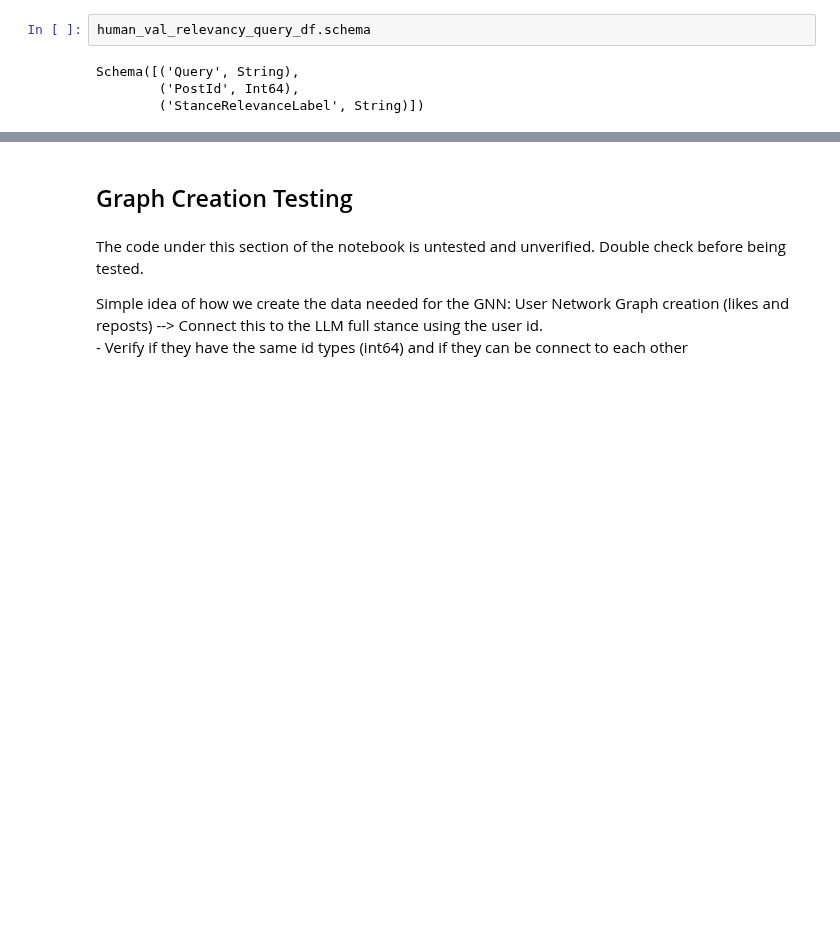
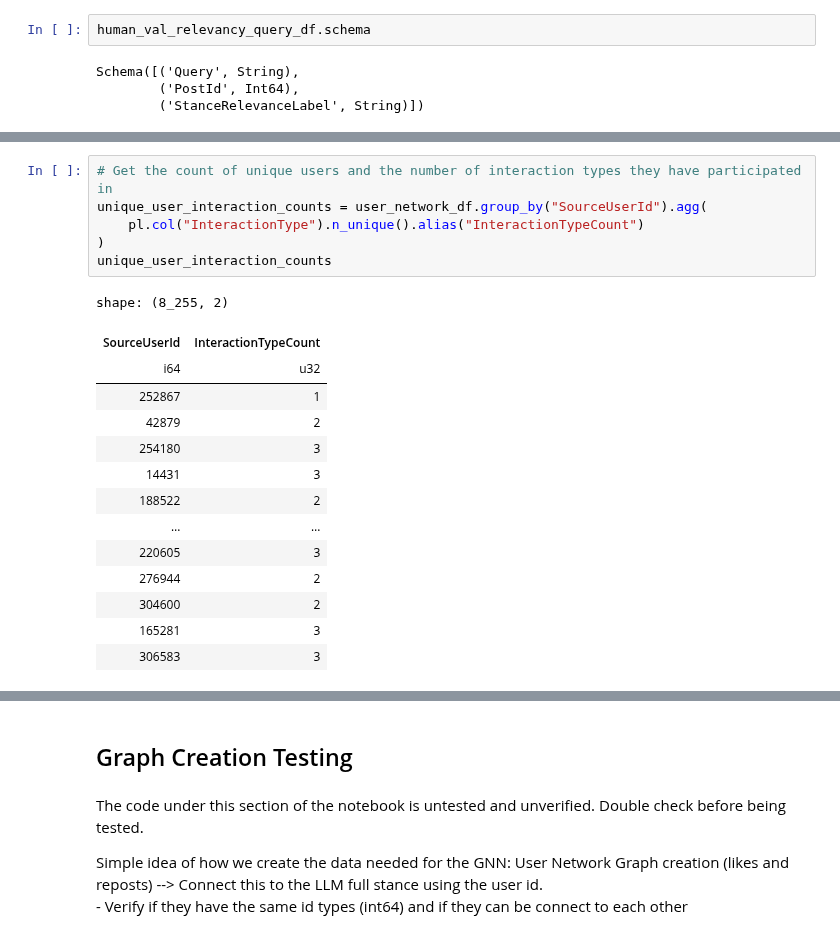
Before and after one commit to dredredre20/Thesis_Repository, a Jupyter notebook: politisky/Politsky24_Test.ipynb, the cells around one changed output, grey strips where cells are left out. Drawn from its saved outputs; the diff is of its cells as text; blank space fills up the shorter version.

```diff
--- a/politisky/Politsky24_Test.ipynb
+++ b/politisky/Politsky24_Test.ipynb
@@ -265,0 +286,21 @@ Schema([('Query', String),
+# %%
+# Get the count of unique users and the number of interaction types they have participated in
+unique_user_interaction_counts = user_network_df.group_by("SourceUserId").agg(
+    pl.col("InteractionType").n_unique().alias("InteractionTypeCount")
+)
+unique_user_interaction_counts
+# %% [output]
+shape: (8_255, 2)
+| SourceUserId | InteractionTypeCount |
+| i64 | u32 |
+| 252867 | 1 |
+| 42879 | 2 |
+| 254180 | 3 |
+| 14431 | 3 |
+| 188522 | 2 |
+| … | … |
+| 220605 | 3 |
+| 276944 | 2 |
+| 304600 | 2 |
+| 165281 | 3 |
+| 306583 | 3 |
```
Also changed, not shown: parts of 12 cells of this notebook, 4 other files.
